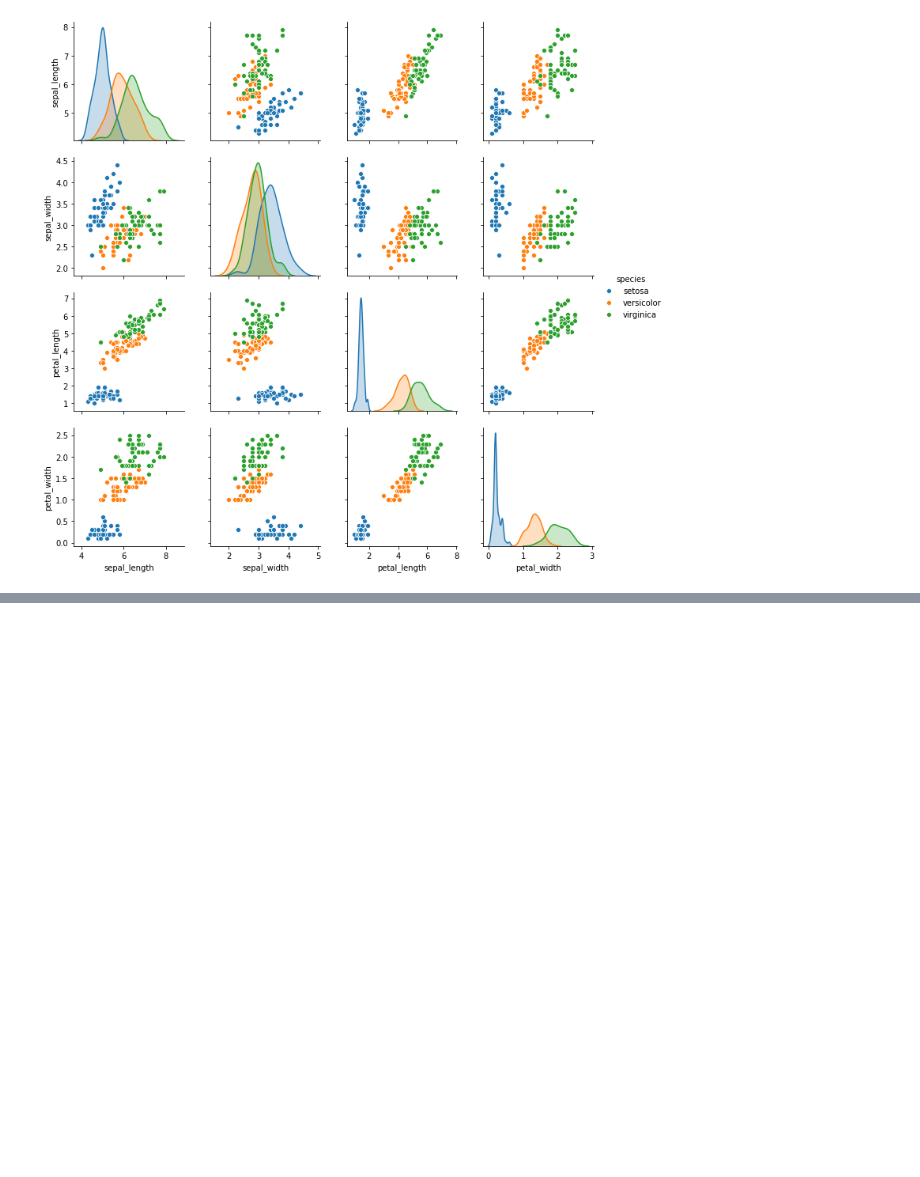
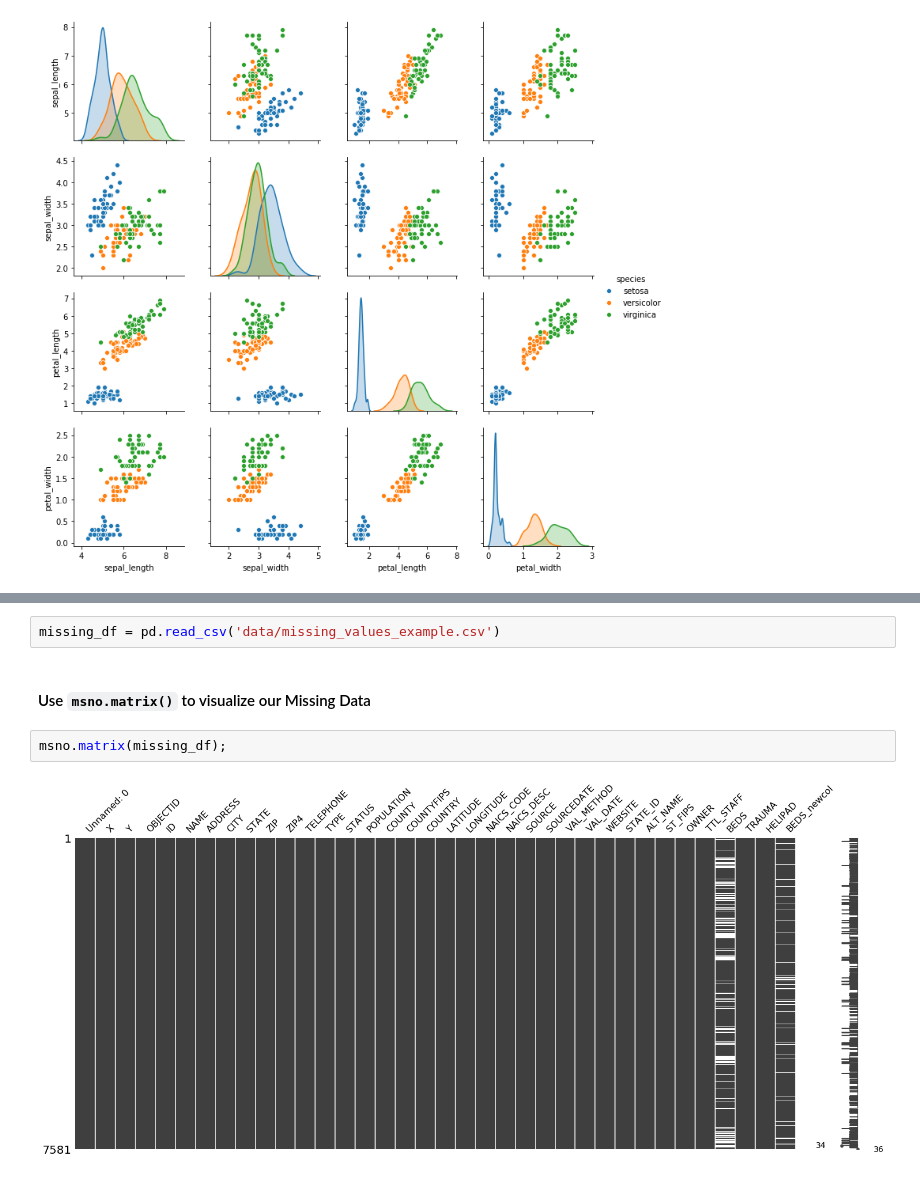
Before and after one commit to pratt-savi-810/pratt-savi-810-2020-03-lesson_04, a Jupyter notebook: completed/lesson_04_completed.ipynb, the cells around one changed output, grey strips where cells are left out. Cells and saved outputs as stored; diff of their text form; blank space fills up the shorter version.

```diff
--- a/completed/lesson_04_completed.ipynb
+++ b/completed/lesson_04_completed.ipynb
@@ -445,0 +650,8 @@ sns.pairplot(iris, hue="species");
+# %%
+missing_df = pd.read_csv('data/missing_values_example.csv')
+# %% [markdown]
+#### Use `msno.matrix()` to visualize our Missing Data
+# %%
+msno.matrix(missing_df);
+# %% [output]
+[figure, added]
```
Also changed, not shown: parts of 39 cells of this notebook, 2 other files.
